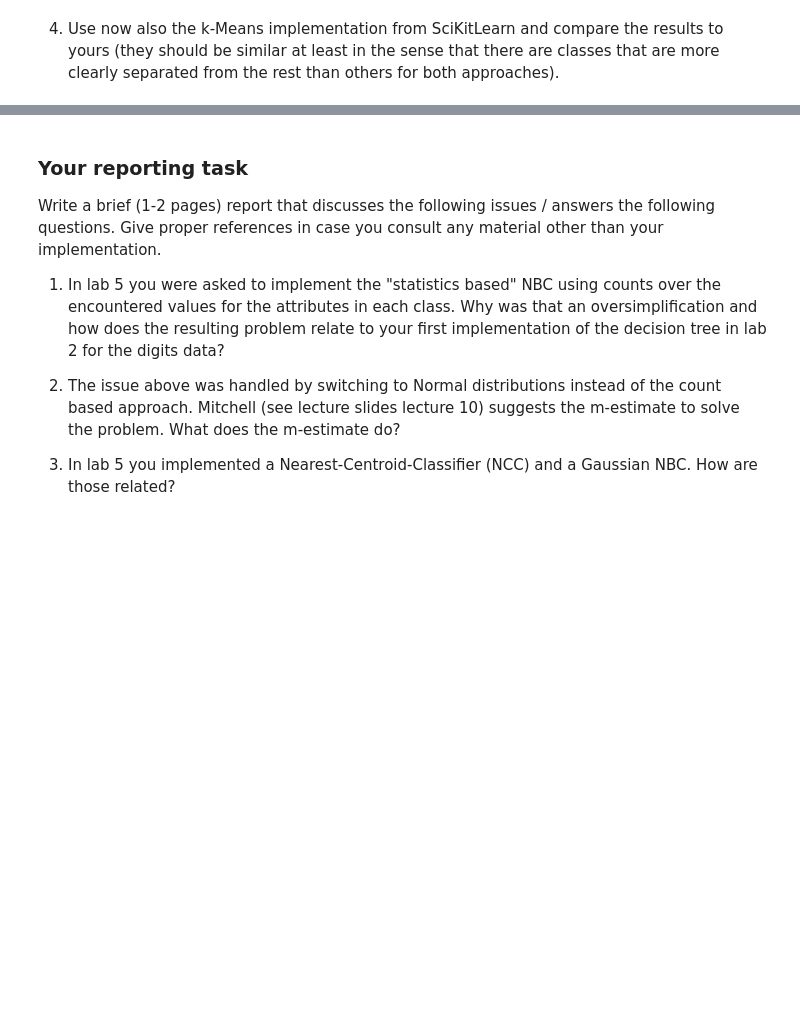
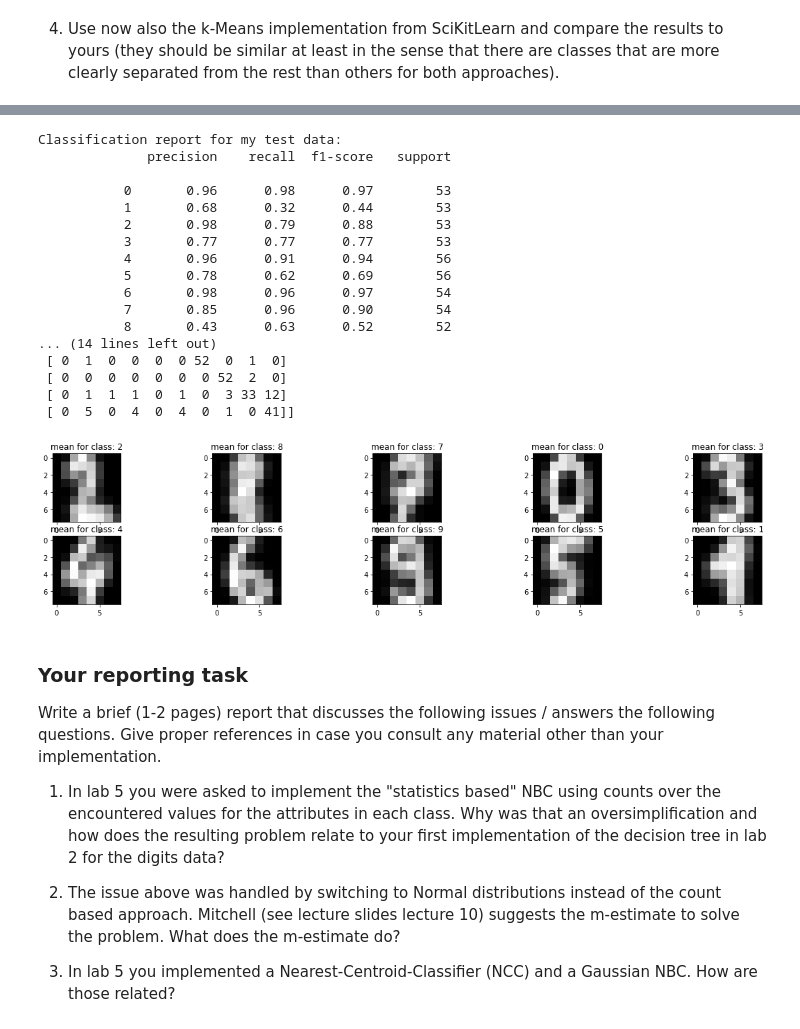
Before and after one commit to samuellundberg/EDAN95, a Jupyter notebook: lab6/lab6.ipynb, the cells around one changed output, grey strips where cells are left out. Saved outputs shown, nothing was run; the diff lists cells and outputs as text; code cells hidden in the pictures; blank space fills up the shorter version.

```diff
--- a/lab6/lab6.ipynb
+++ b/lab6/lab6.ipynb
@@ -189,0 +325,8 @@ np.min(X)
+# %%
+l = [2, 8, 7, 0, 3, 4, 6, 9, 5, 1]
+y_prm = np.zeros(len(y_pred))
+for idx, y in enumerate(y_pred):
+    y_prm[idx] = l[y]
+print("Classification report for my test data:\n%s\n"
+    % (metrics.classification_report(y_train, y_prm)))
+print("Confusion matrix for my test data:\n%s" % metrics.confusion_matrix(y_train, y_prm))
@@ -190,3 +351,40 @@ np.min(X)
+# %%
+y_pred = kmeans.predict(X_test)
+
+l = [2, 8, 7, 0, 3, 4, 6, 9, 5, 1]
+y_prm = np.zeros(len(y_pred))
+for idx, y in enumerate(y_pred):
+    y_prm[idx] = l[y]
+print("Classification report for my test data:\n%s\n"
+    % (metrics.classification_report(y_test, y_prm)))
+print("Confusion matrix for my test data:\n%s" % metrics.confusion_matrix(y_test, y_prm))
+
+KM_mu = kmeans.cluster_centers_
+
+plt.figure(figsize=(20,4))
+for k in range(K):
+    plt.subplot(2, 5, k + 1)
+    plt.imshow(np.reshape(KM_mu[k], (8,8)), cmap=plt.cm.gray)
+    plt.title('mean for class: {}'.format(l[k], fontsize = 15))
+# %% [output]
+Classification report for my test data:
+              precision    recall  f1-score   support
+
+           0       0.96      0.98      0.97        53
+           1       0.68      0.32      0.44        53
+           2       0.98      0.79      0.88        53
+           3       0.77      0.77      0.77        53
+           4       0.96      0.91      0.94        56
+           5       0.78      0.62      0.69        56
+           6       0.98      0.96      0.97        54
+           7       0.85      0.96      0.90        54
+           8       0.43      0.63      0.52        52
+... (14 lines left out)
+ [ 0  1  0  0  0  0 52  0  1  0]
+ [ 0  0  0  0  0  0  0 52  2  0]
+ [ 0  1  1  1  0  1  0  3 33 12]
+ [ 0  5  0  4  0  4  0  1  0 41]]
+[figure, added]
 # %% [markdown]
 ### Your reporting task
 Write a brief (1-2 pages) report that discusses the following issues / answers the following questions. Give proper references in case you consult any material other than your implementation.
```
Also changed, not shown: parts of 8 cells of this notebook, 1 other file.
